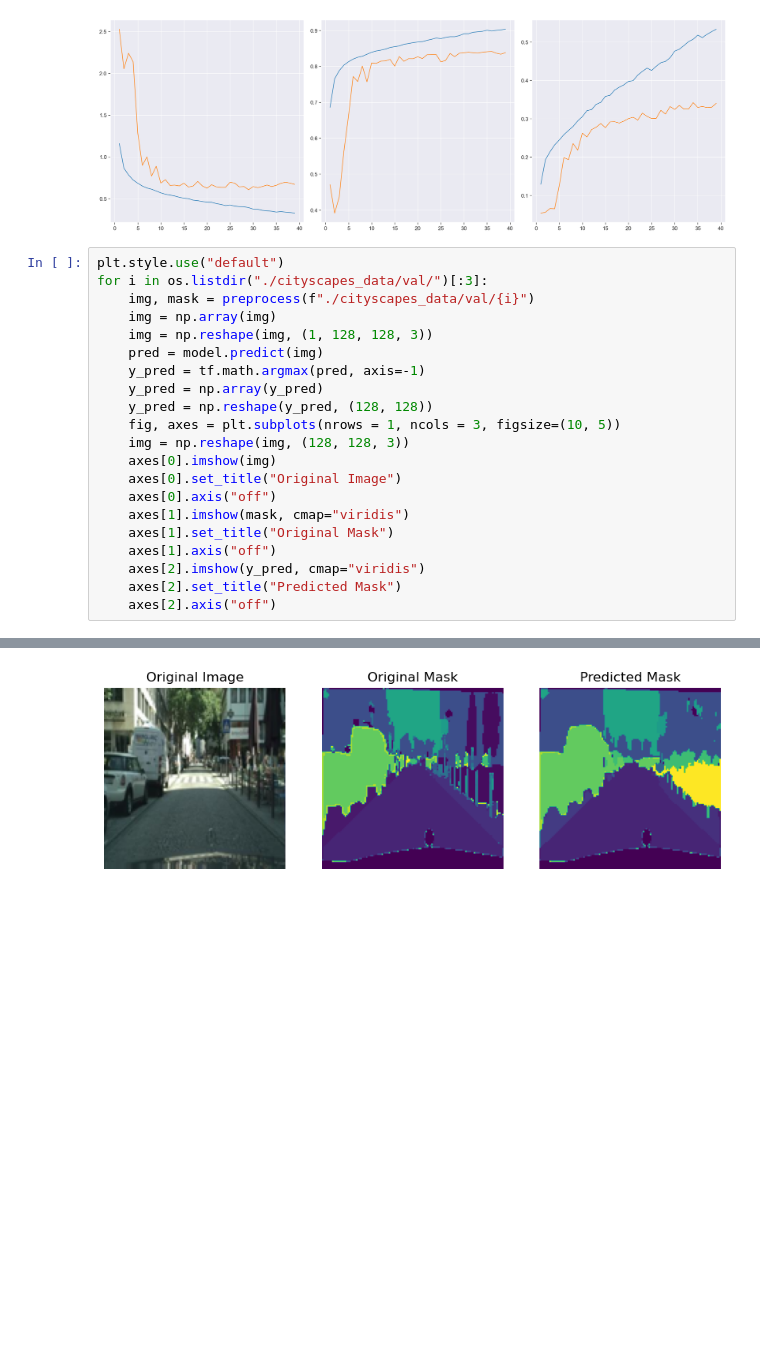
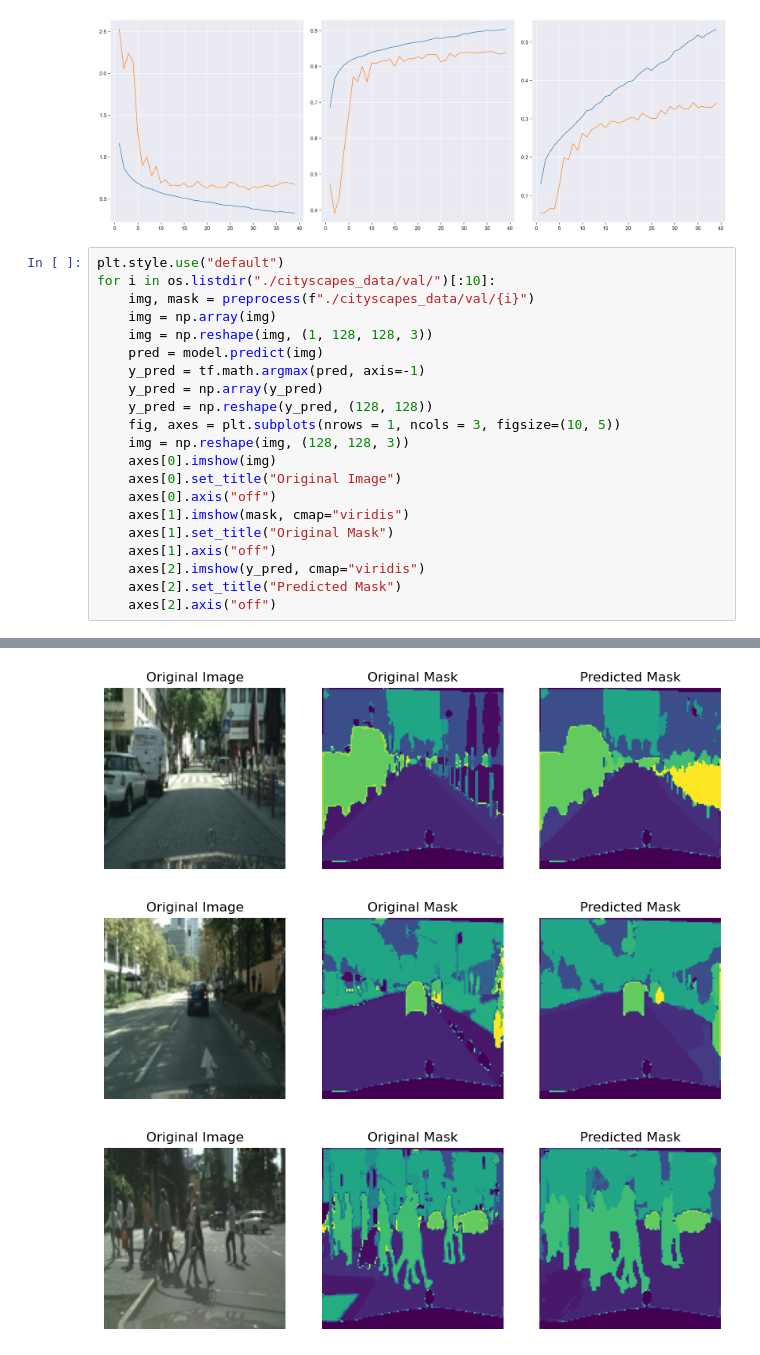
Before and after one commit to vishalgattani/tf-unet-segmentation, a Jupyter notebook: tf-unet-cityscape.ipynb, the cells around one changed output, grey strips where cells are left out. Cells and saved outputs as stored; diff of their text form; blank space fills up the shorter version.

```diff
--- a/tf-unet-cityscape.ipynb
+++ b/tf-unet-cityscape.ipynb
@@ -343,7 +343,7 @@ plt.show()
 [figure]
 # %%
 plt.style.use("default")
-for i in os.listdir("./cityscapes_data/val/")[:3]:
+for i in os.listdir("./cityscapes_data/val/")[:10]:
     img, mask = preprocess(f"./cityscapes_data/val/{i}")
     img = np.array(img)
     img = np.reshape(img, (1, 128, 128, 3))
@@ -369,3 +376,5 @@ for i in os.listdir("./cityscapes_data/val/")[:3]:
 [figure]
 [figure]
 [figure]
+[figure, added]
+[figure, added]
```
Also changed, not shown: parts of 1 cell of this notebook.
